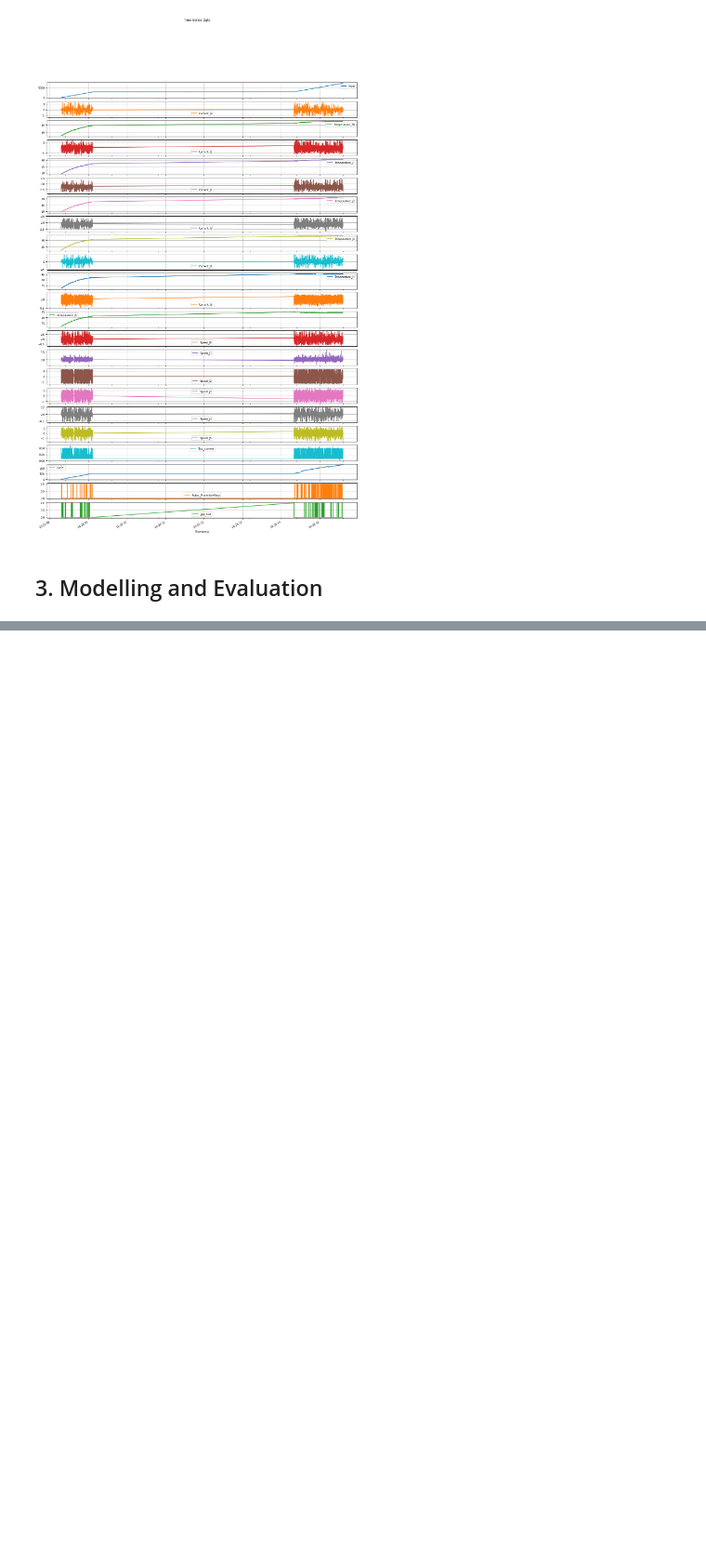
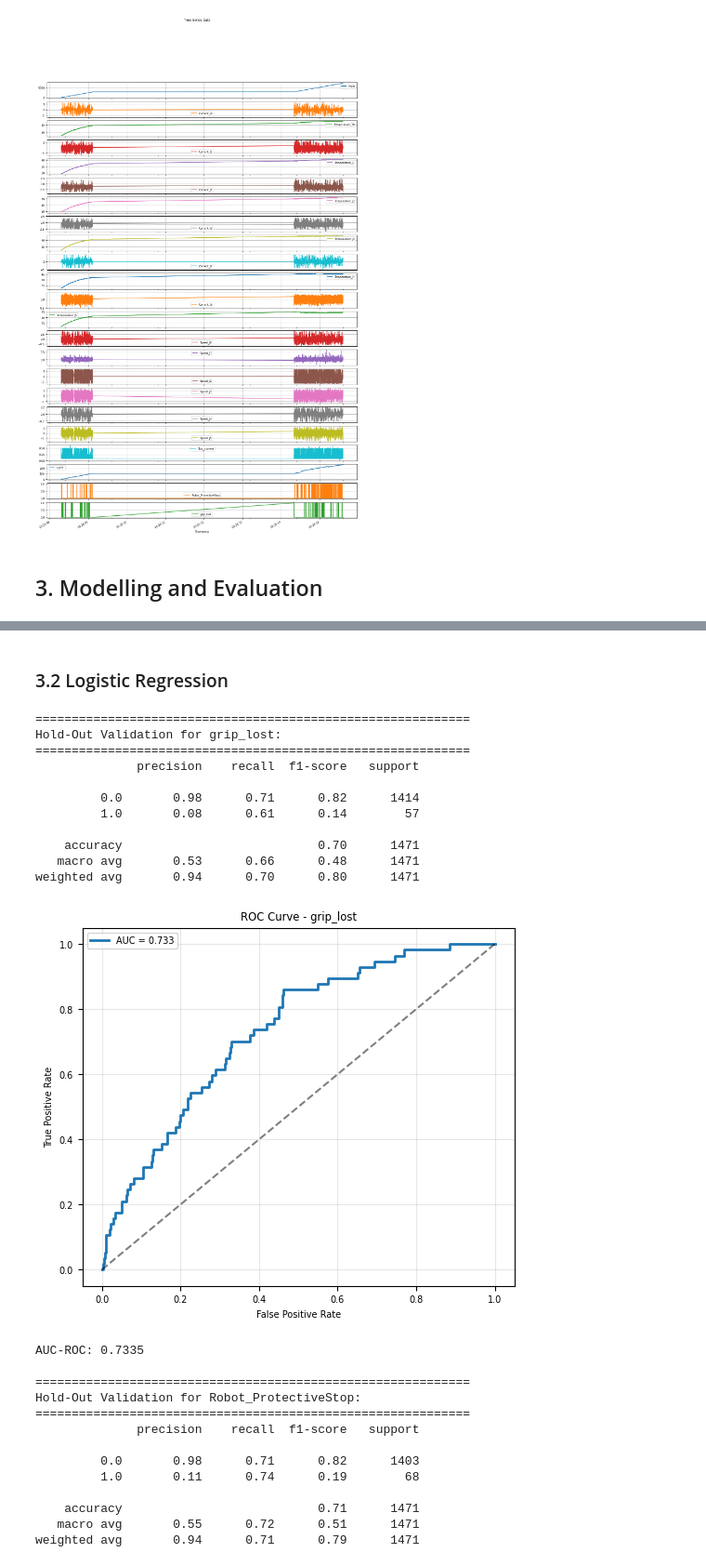
Before and after one commit to karolyangqian/seleksi-lab-ai-2025, a Jupyter notebook: src/doe.ipynb, the cells around one changed output, grey strips where cells are left out. Shown at 93% size. Cells and saved outputs as stored; diff of their text form; code cells hidden in the pictures; blank space fills up the shorter version.

```diff
--- a/src/doe.ipynb
+++ b/src/doe.ipynb
@@ -463,0 +528,2 @@ Average test_f1: 0.33
+# %% [markdown]
+### 3.2 Logistic Regression
@@ -463,0 +533,39 @@ Average test_f1: 0.33
+# %%
+logistic_pipeline = Pipeline([
+    ('scaler', StandardScaler()),
+    ('classifier', LogisticRegression(
+        max_iter=1000,
+        solver='liblinear',
+        random_state=42,
+        class_weight='balanced'
+    ))
+])
+
+hold_out_validation(logistic_pipeline, X, y, plot_roc=True)
+k_fold_cross_validation(logistic_pipeline, X, y, k=5)
+# %% [output]
+============================================================
+Hold-Out Validation for grip_lost:
+============================================================
+              precision    recall  f1-score   support
+
+         0.0       0.98      0.71      0.82      1414
+         1.0       0.08      0.61      0.14        57
+
+    accuracy                           0.70      1471
+   macro avg       0.53      0.66      0.48      1471
+weighted avg       0.94      0.70      0.80      1471
+[figure, added]
+AUC-ROC: 0.7335
+
+============================================================
+Hold-Out Validation for Robot_ProtectiveStop:
+============================================================
+              precision    recall  f1-score   support
+
+         0.0       0.98      0.71      0.82      1403
+         1.0       0.11      0.74      0.19        68
+
+    accuracy                           0.71      1471
+   macro avg       0.55      0.72      0.51      1471
+weighted avg       0.94      0.71      0.79      1471
```
Also changed, not shown: parts of 11 cells of this notebook, 1 other file.
